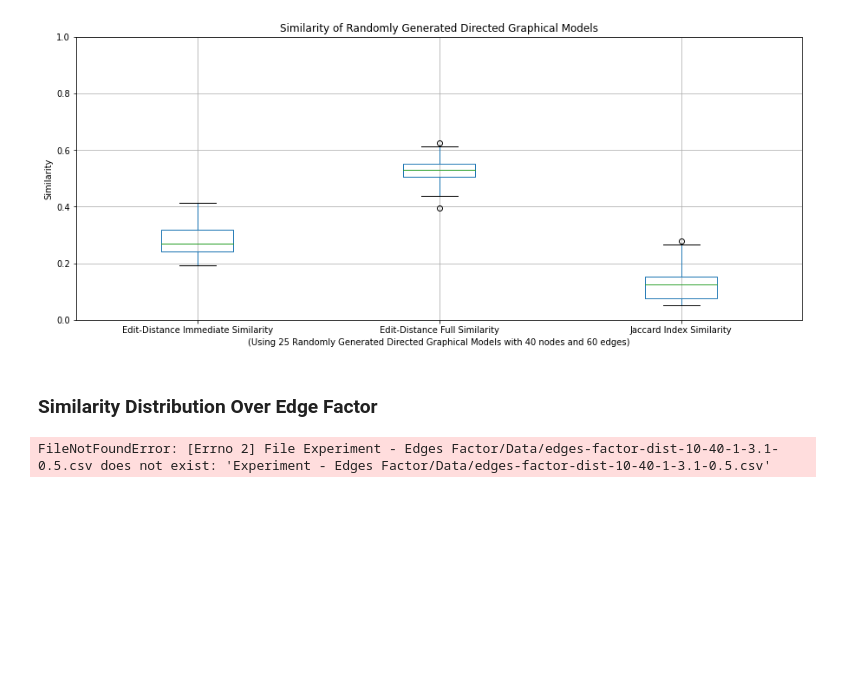
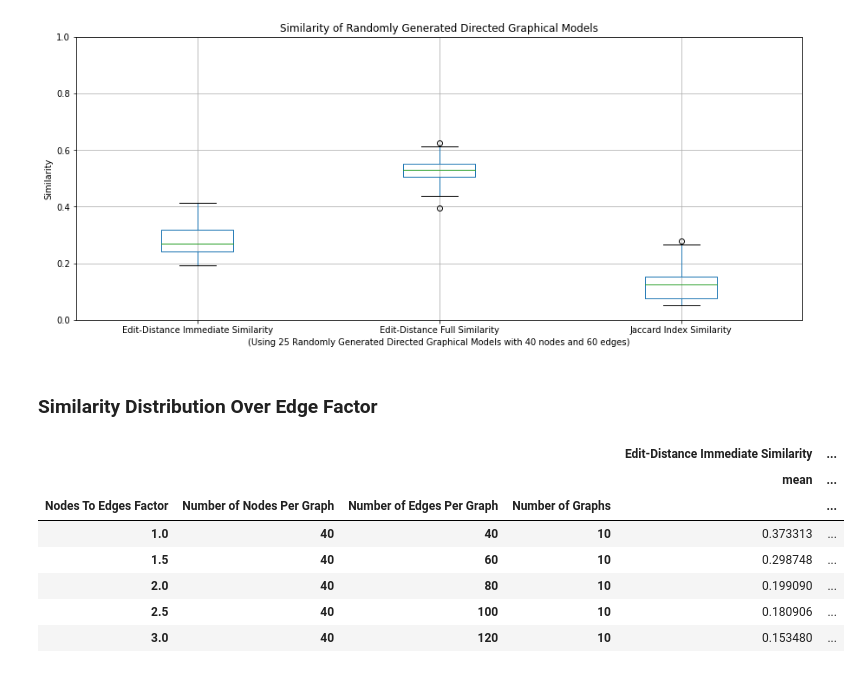
Before and after one commit to nico-espinosadice/abductive-theory, a Jupyter notebook: Python Files/exploratory-data-analysis.ipynb, the cells around one changed output. Cells and saved outputs as stored; diff of their text form; code cells hidden in the pictures; blank space fills up the shorter version.

Commit message:
Added edges factor experiment graph

```diff
--- a/Python Files/exploratory-data-analysis.ipynb
+++ b/Python Files/exploratory-data-analysis.ipynb
@@ -132,10 +132,17 @@ plt.savefig('Experiment - Similarity Distribution/sim-dist.png')
 # %% [markdown]
 ### Similarity Distribution Over Edge Factor
 # %%
-dist = pd.read_csv("Experiment - Edges Factor/Data/edge-factor-dist-10-40-1.0-3.1-0.5.csv", header=[0, 1], index_col=[0,1])
+dist = pd.read_csv("Experiment - Edges Factor/Data/edges-factor-dist-10-40-1.0-3.1-0.5.csv", header=[0, 1], index_col=[0,1,2,3])
 dist.head()
 # %% [output]
-FileNotFoundError: [Errno 2] File Experiment - Edges Factor/Data/edges-factor-dist-10-40-1-3.1-0.5.csv does not exist: 'Experiment - Edges Factor/Data/edges-factor-dist-10-40-1-3.1-0.5.csv'
+|  |  |  |  | Edit-Distance Immediate Similarity | ... |
+|  |  |  |  | mean | ... |
+| Nodes To Edges Factor | Number of Nodes Per Graph | Number of Edges Per Graph | Number of Graphs |  | ... |
+| 1.0 | 40 | 40 | 10 | 0.373313 | ... |
+| 1.5 | 40 | 60 | 10 | 0.298748 | ... |
+| 2.0 | 40 | 80 | 10 | 0.199090 | ... |
+| 2.5 | 40 | 100 | 10 | 0.180906 | ... |
+| 3.0 | 40 | 120 | 10 | 0.153480 | ... |
 # %%
 fig = plt.figure(figsize = (12, 8))
 ax = fig.add_subplot(111)
```
Also changed, not shown: parts of 2 cells of this notebook, 1 other file.
